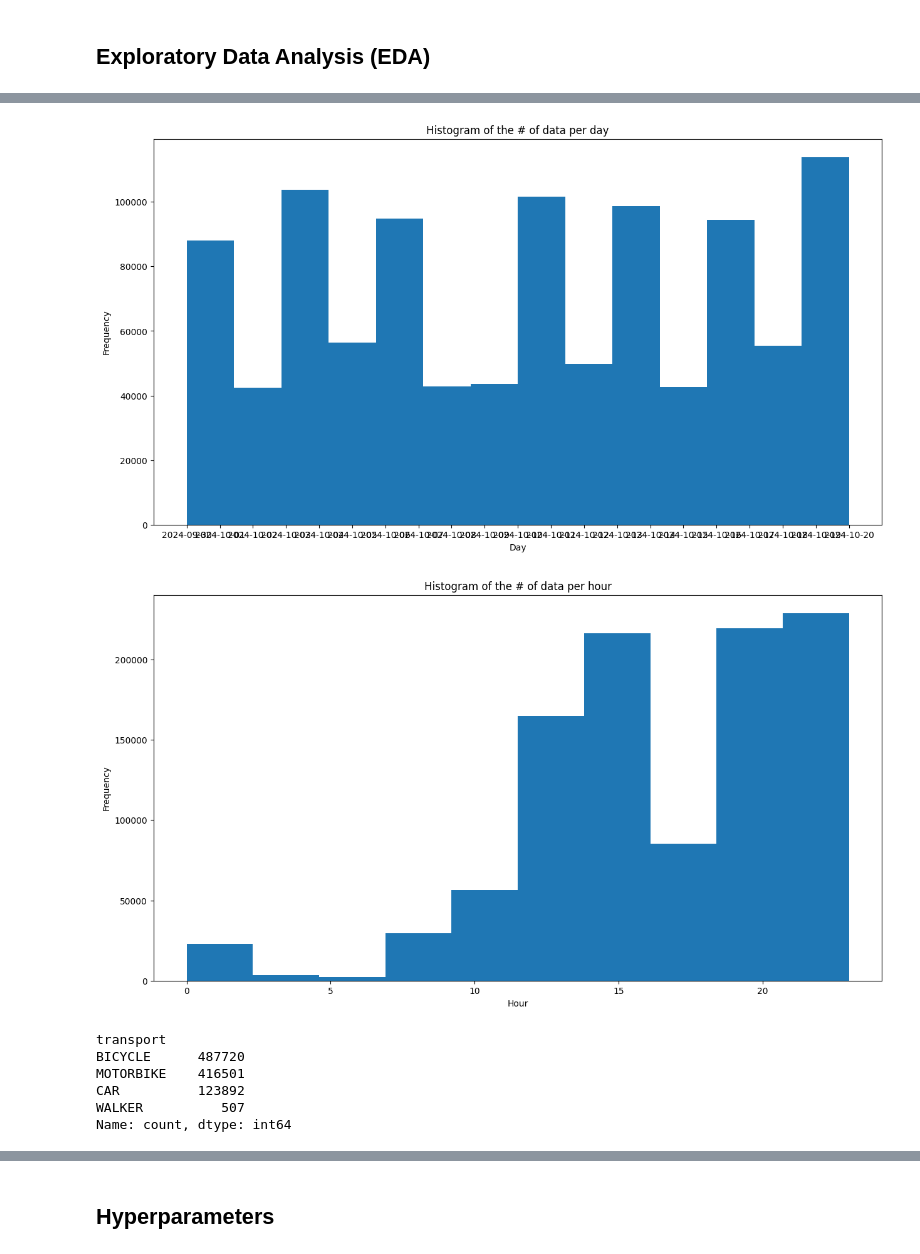
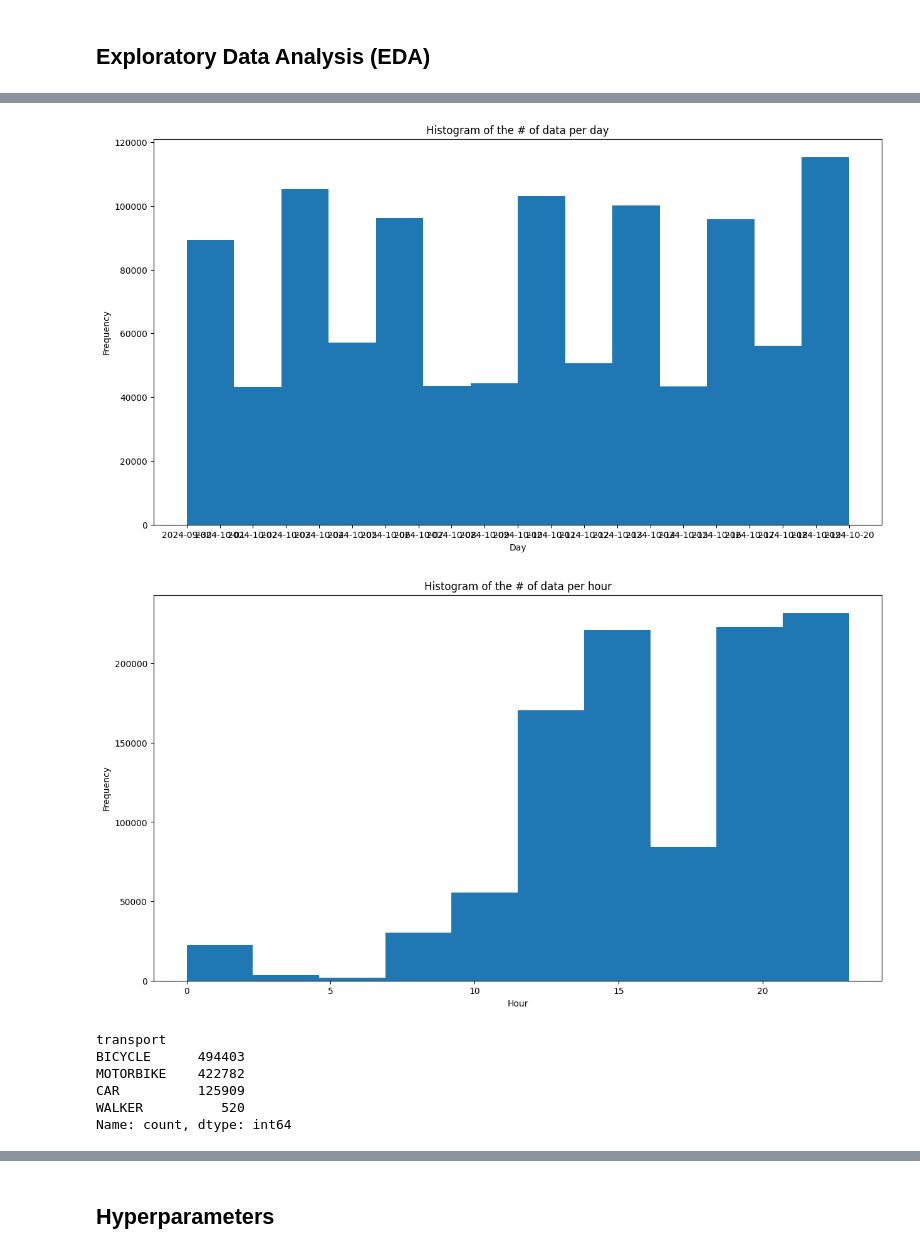
Before and after one commit to AngieC96/pickup-to-delivery-overall, a Jupyter notebook: 1_Create dataset & exploratory analysis.ipynb, the cells around one changed output, grey strips where cells are left out. Cells and saved outputs as stored; diff of their text form; code cells hidden in the pictures.

```diff
--- a/1_Create dataset & exploratory analysis.ipynb
+++ b/1_Create dataset & exploratory analysis.ipynb
@@ -275,8 +272,8 @@ data = pd.read_parquet("data/parquet/dataframe.parquet")
 ## Exploratory Data Analysis (EDA)
 # %%
 # Compute the delivery date and the delivery time
-data['creation_time'] = data['creation_timestamp'].dt.time
-data['creation_hour'] = data['creation_timestamp'].dt.hour
+data['activation_time'] = data['activation_timestamp'].dt.time
+data['activation_hour'] = data['activation_timestamp'].dt.hour
 # %%
 # Histogram of the # of data per day / hour
 plt.figure(figsize=(15, 8))
@@ -295,25 +292,25 @@ plt.xlabel('Day')
 plt.ylabel('Frequency')
 plt.show()
 # %% [output]
-[figure, old version]
+[figure, new version]
 # %%
 plt.figure(figsize=(15, 8))
-plt.hist(data['creation_hour'])
+plt.hist(data['activation_hour'])
 plt.title('Histogram of the # of data per hour')
 plt.xlabel('Hour')
 plt.ylabel('Frequency')
 plt.show()
 # %% [output]
-[figure, old version]
+[figure, new version]
 # %%
 # Check the distribution of the transport types
 data['transport'].value_counts()
 # %% [output]
 transport
-BICYCLE      487720
-MOTORBIKE    416501
-CAR          123892
-WALKER          507
+BICYCLE      494403
+MOTORBIKE    422782
+CAR          125909
+WALKER          520
 Name: count, dtype: int64
 # %%
 # Check the distribution of the distances
```
Also changed, not shown: parts of 21 cells of this notebook, 2 other files.
